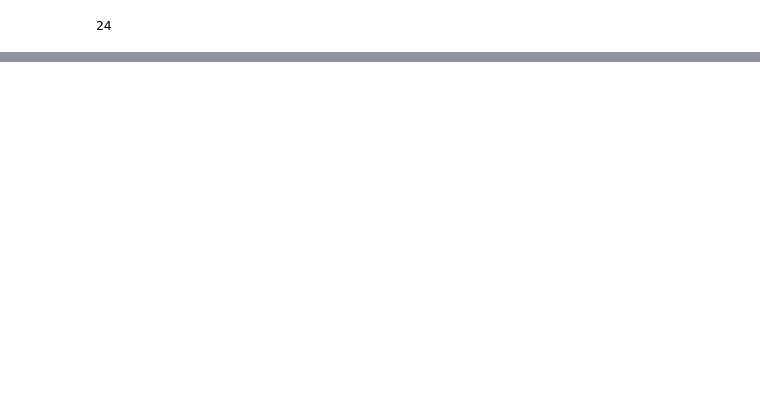
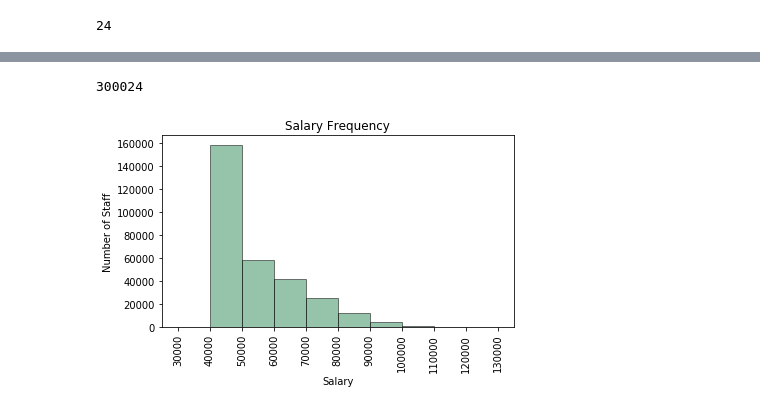
Before and after one commit to madeleine-tenenbaum/sql-challenge, a Jupyter notebook: EmployeeSQL/employees.ipynb, the cells around one changed output, grey strips where cells are left out. Cells and saved outputs as stored; diff of their text form; code cells hidden in the pictures; blank space fills up the shorter version.

```diff
--- a/EmployeeSQL/employees.ipynb
+++ b/EmployeeSQL/employees.ipynb
@@ -72,0 +86,4 @@ dep_mgr_df.emp_no.nunique()
+# %%
+engine = create_engine('postgresql://localhost:5432/EmployeeSQL')
+conn = psycopg2.connect(dbname="EmployeeSQL", user="postgres", password="")
+conn
@@ -72,0 +92,4 @@ dep_mgr_df.emp_no.nunique()
+# %%
+salary = pd.read_sql("SELECT * FROM \"Salaries\" ", conn)
+employee = pd.read_sql("SELECT * FROM \"Employees\" ", conn)
+title = pd.read_sql("SELECT * FROM \"Titles\" ", conn)
@@ -72,0 +105,32 @@ dep_mgr_df.emp_no.nunique()
+# %%
+salary_df=pd.DataFrame(salary)
+employee_df=pd.DataFrame(employee)
+title_df=pd.DataFrame(title)
+#salary_df.salary.unique()
+
+salaries=[]
+
+for s in salary_df.salary:
+    salaries.append(s)
+# %%
+len(salaries)
+# %% [output]
+300024
+# %%
+bins=[30000,40000,50000,60000,70000,80000,90000,100000,110000,120000,130000]
+# %%
+
+
+hist1=plt.hist(salaries, bins, alpha=0.5, histtype='bar', ec='black', color='seagreen')
+plt.title("Salary Frequency")
+plt.xlabel("Salary")
+plt.ylabel("Number of Staff")
+
+plt.xticks(bins,rotation='vertical',fontsize = 10)
+plt.yticks(fontsize = 10)
+
+plt.tight_layout()
+
+plt.show()
+# %% [output]
+[figure, added]
```
Also changed, not shown: parts of 20 cells of this notebook.
